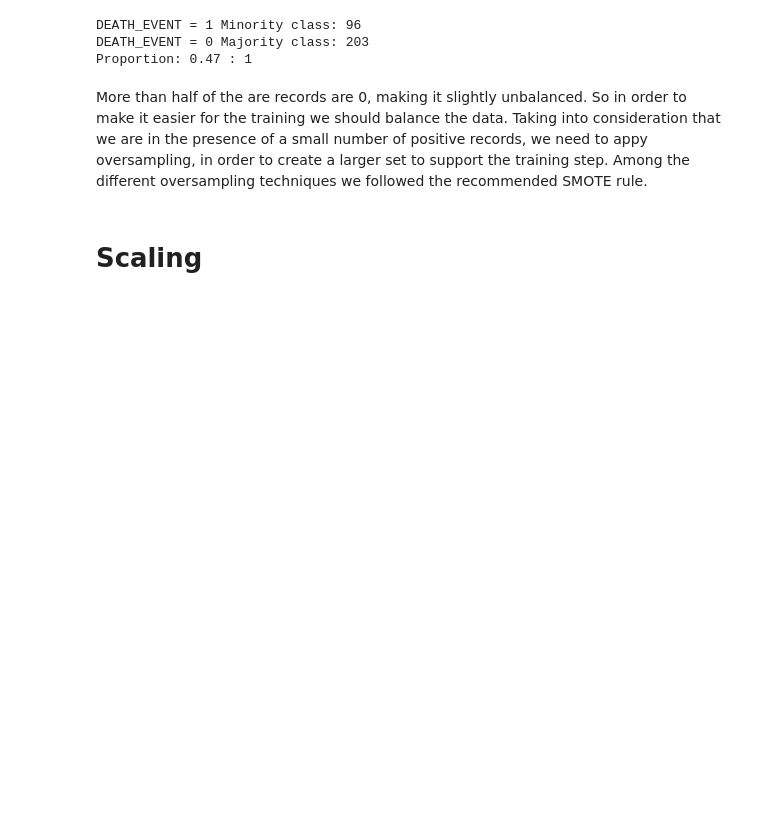
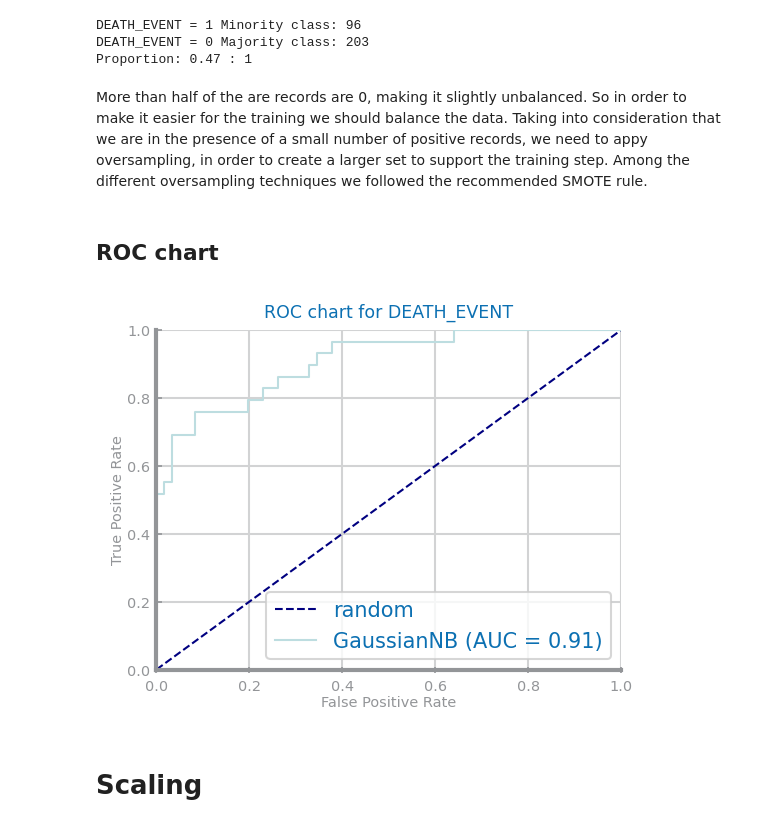
Before and after one commit to diogo-costa98/cdados, a Jupyter notebook: Lab3/Lab3_heart_failure.ipynb, the cells around one changed output. Drawn from its saved outputs; the diff is of its cells as text; code cells hidden in the pictures; blank space fills up the shorter version.

```diff
--- a/Lab3/Lab3_heart_failure.ipynb
+++ b/Lab3/Lab3_heart_failure.ipynb
@@ -56,6 +56,38 @@ Proportion: 0.47 : 1
 # %% [markdown]
 More than half of the are records are 0, making it slightly unbalanced. So in order to make it easier for the training we should balance the data.
 Taking into consideration that we are in the presence of a small number of positive records, we need to appy oversampling, in order to create a larger set to support the training step. Among the different oversampling techniques we followed the recommended SMOTE rule.
+# %% [markdown]
+## ROC chart
+# %%
+import sklearn.metrics as metrics
+from sklearn.naive_bayes import GaussianNB
+
+def plot_roc_chart(models: dict, tstX: np.ndarray, tstY: np.ndarray, ax: plt.Axes = None, target: str = 'class'):
+    if ax is None:
+        ax = plt.gca()
+    ax.set_xlim(0.0, 1.0)
+    ax.set_ylim(0.0, 1.0)
+    ax.set_xlabel('FP rate')
+    ax.set_ylabel('TP rate')
+    ax.set_title('ROC chart for %s' % target)
+
+    ax.plot([0, 1], [0, 1], color='navy', label='random', linewidth=1, linestyle='--',  marker='')
+    for clf in models.keys():
+        metrics.plot_roc_curve(models[clf], tstX, tstY, ax=ax, marker='', linewidth=1)
+    ax.legend(loc="lower right")
+
+
+data = pd.read_csv('datasets/heart_failure_clinical_records_dataset.csv')
+y = data.pop('DEATH_EVENT').values
+X = data.values
+trnX, tstX, trnY, tstY = train_test_split(X, y, train_size=0.7, stratify=y)
+model = GaussianNB().fit(trnX, trnY)
+
+plt.figure()
+plot_roc_chart({'GaussianNB': model}, tstX, tstY, target='DEATH_EVENT')
+plt.show()
+# %% [output]
+[figure, added]
 # %% [markdown]
 # Scaling
 # %%
```
Also changed, not shown: 1 other file.
